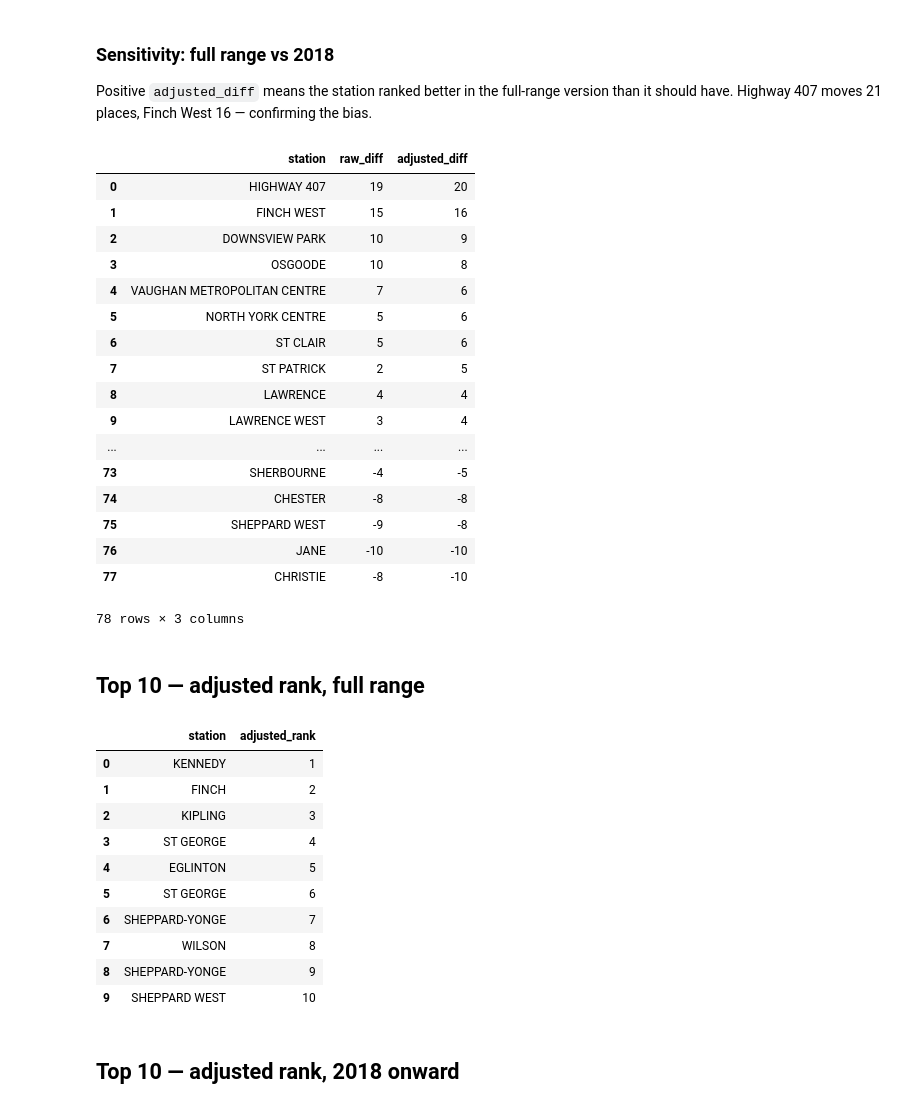
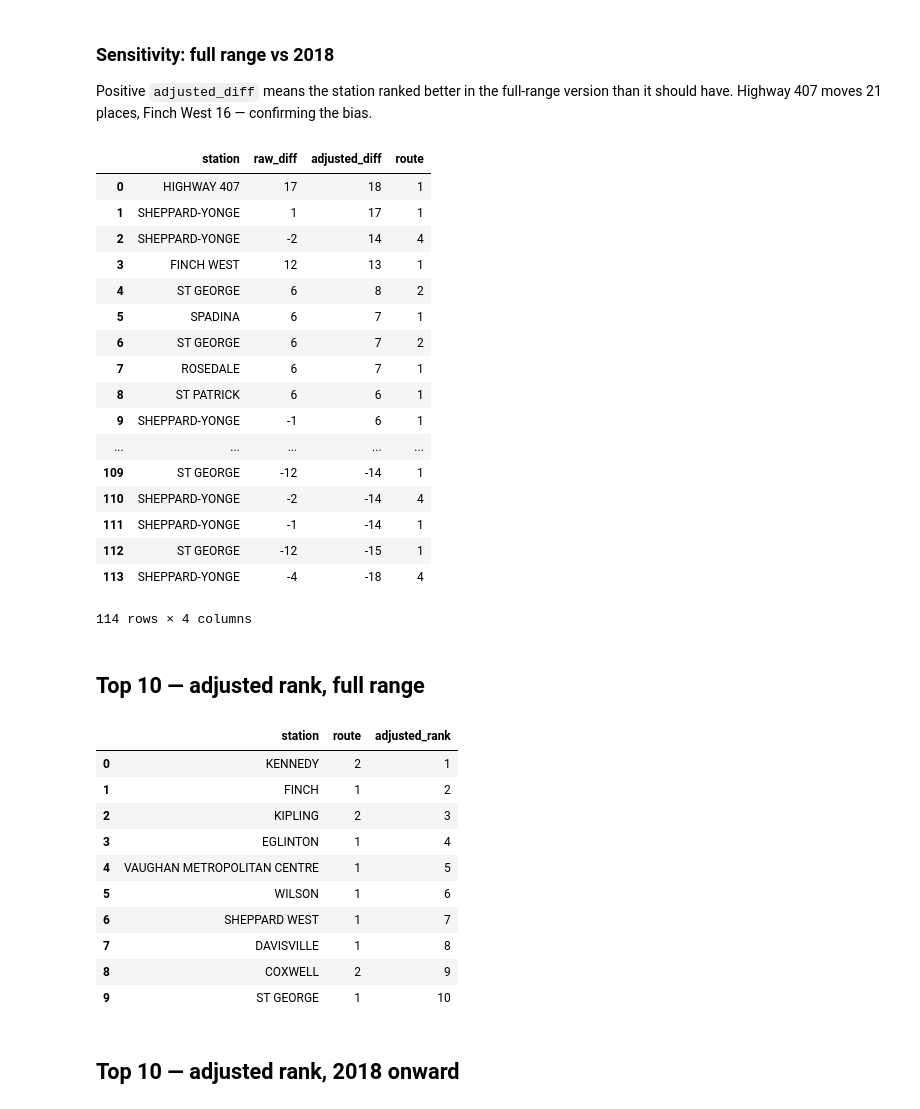
Before and after one commit to DevAwol/TTCdelay, a Jupyter notebook: explore.ipynb, the cells around one changed output. Drawn from its saved outputs; the diff is of its cells as text; code cells hidden in the pictures.

```diff
--- a/explore.ipynb
+++ b/explore.ipynb
@@ -191,0 +184,8 @@ con.sql("""SELECT * FROM station_trips_clean""").df()
+# %%
+pd.set_option('display.max_rows', 20)
+
+con.sql("""
+    SELECT station, COUNT(station) AS n_lines
+    FROM station_trips_clean
+    GROUP BY station
+""").df()
@@ -758,55 +784,56 @@ confirming the bias.
 # %%
 con.sql("""
 SELECT
     t1.station,
     t1.raw_rank - t2.raw_rank AS raw_diff,
-    t1.adjusted_rank - t2.adjusted_rank AS adjusted_diff
+    t1.adjusted_rank - t2.adjusted_rank AS adjusted_diff,
+    t1.route
 FROM station_unreliability t1
 JOIN station_unreliability_2018 t2
     ON t1.station = t2.station
 ORDER BY adjusted_diff DESC
 """).df()
 
 ## the more positive the worst the delay
 # %% [output]
-|  | station | raw_diff | adjusted_diff |
-| 0 | HIGHWAY 407 | 19 | 20 |
-| 1 | FINCH WEST | 15 | 16 |
-| 2 | DOWNSVIEW PARK | 10 | 9 |
-| 3 | OSGOODE | 10 | 8 |
-| 4 | VAUGHAN METROPOLITAN CENTRE | 7 | 6 |
-| 5 | NORTH YORK CENTRE | 5 | 6 |
-| 6 | ST CLAIR | 5 | 6 |
-| 7 | ST PATRICK | 2 | 5 |
-| 8 | LAWRENCE | 4 | 4 |
-| 9 | LAWRENCE WEST | 3 | 4 |
-| ... | ... | ... | ... |
-| 73 | SHERBOURNE | -4 | -5 |
-| 74 | CHESTER | -8 | -8 |
-| 75 | SHEPPARD WEST | -9 | -8 |
-| 76 | JANE | -10 | -10 |
-| 77 | CHRISTIE | -8 | -10 |
+|  | station | raw_diff | adjusted_diff | route |
+| 0 | HIGHWAY 407 | 17 | 18 | 1 |
+| 1 | SHEPPARD-YONGE | 1 | 17 | 1 |
+| 2 | SHEPPARD-YONGE | -2 | 14 | 4 |
+| 3 | FINCH WEST | 12 | 13 | 1 |
+| 4 | ST GEORGE | 6 | 8 | 2 |
+| 5 | SPADINA | 6 | 7 | 1 |
+| 6 | ST GEORGE | 6 | 7 | 2 |
+| 7 | ROSEDALE | 6 | 7 | 1 |
+| 8 | ST PATRICK | 6 | 6 | 1 |
+| 9 | SHEPPARD-YONGE | -1 | 6 | 1 |
+| ... | ... | ... | ... | ... |
+| 109 | ST GEORGE | -12 | -14 | 1 |
+| 110 | SHEPPARD-YONGE | -2 | -14 | 4 |
+| 111 | SHEPPARD-YONGE | -1 | -14 | 1 |
+| 112 | ST GEORGE | -12 | -15 | 1 |
+| 113 | SHEPPARD-YONGE | -4 | -18 | 4 |
-78 rows × 3 columns
+114 rows × 4 columns
 # %% [markdown]
 ## Top 10 — adjusted rank, full range
 # %%
 con.sql("""
-SELECT station, adjusted_rank FROM station_unreliability
+SELECT station, route, adjusted_rank FROM station_unreliability
 ORDER BY adjusted_rank ASC
 LIMIT 10
 """).df()
 # %% [output]
-|  | station | adjusted_rank |
-| 0 | KENNEDY | 1 |
-| 1 | FINCH | 2 |
-| 2 | KIPLING | 3 |
-| 3 | ST GEORGE | 4 |
-| 4 | EGLINTON | 5 |
-| 5 | ST GEORGE | 6 |
-| 6 | SHEPPARD-YONGE | 7 |
-| 7 | WILSON | 8 |
-| 8 | SHEPPARD-YONGE | 9 |
-| 9 | SHEPPARD WEST | 10 |
+|  | station | route | adjusted_rank |
+| 0 | KENNEDY | 2 | 1 |
+| 1 | FINCH | 1 | 2 |
+| 2 | KIPLING | 2 | 3 |
+| 3 | EGLINTON | 1 | 4 |
+| 4 | VAUGHAN METROPOLITAN CENTRE | 1 | 5 |
+| 5 | WILSON | 1 | 6 |
+| 6 | SHEPPARD WEST | 1 | 7 |
+| 7 | DAVISVILLE | 1 | 8 |
+| 8 | COXWELL | 2 | 9 |
+| 9 | ST GEORGE | 1 | 10 |
 # %% [markdown]
 ## Top 10 — adjusted rank, 2018 onward
 # %%
```
Also changed, not shown: parts of 23 cells of this notebook.
